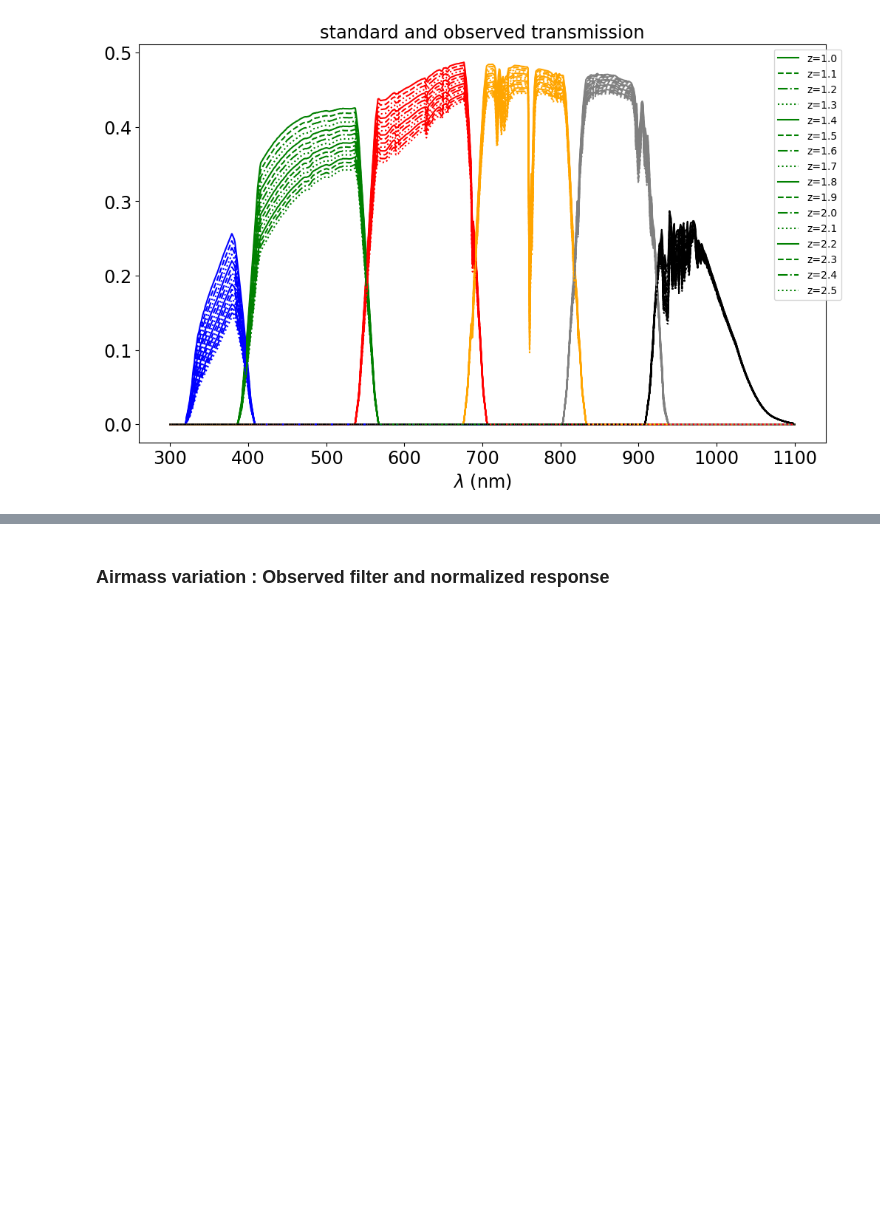
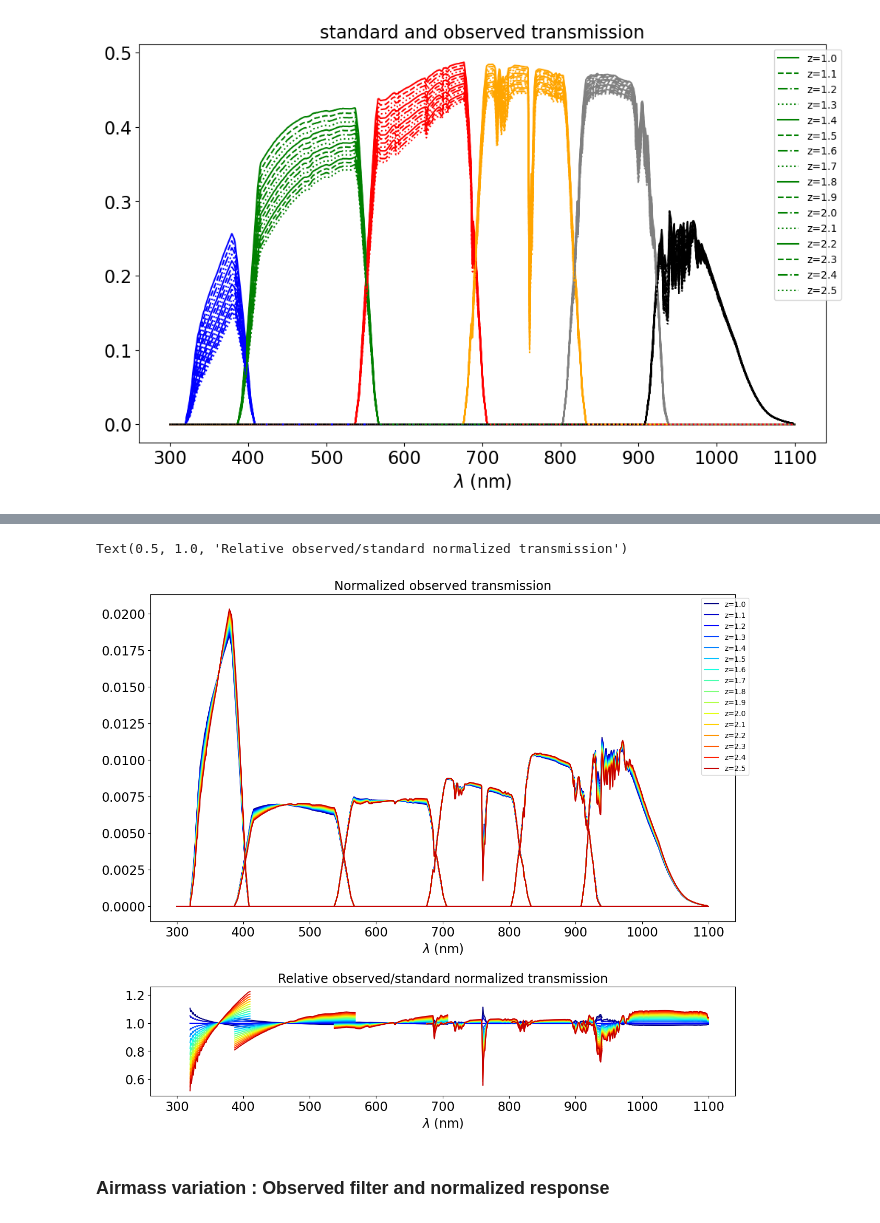
Before and after one commit to sylvielsstfr/RubinLSSTPhotometricCorrTuto, a Jupyter notebook: notebooks/02_PhotometricCorrections/02a_IntroPhotomCorrections.ipynb, the cells around one changed output, grey strips where cells are left out. Cells and saved outputs as stored; diff of their text form; code cells hidden in the pictures; blank space fills up the shorter version.

```diff
--- a/notebooks/02_PhotometricCorrections/02a_IntroPhotomCorrections.ipynb
+++ b/notebooks/02_PhotometricCorrections/02a_IntroPhotomCorrections.ipynb
@@ -392,3 +358,71 @@ axs.legend(bbox_to_anchor=(1.03, 1.0))
+# %%
+
+all_linestyles = ['-','--','-.',':','-','--','-.',':','-','--','-.',':','-','--','-.',':']
+
+# wavelength bin colors
+jet = plt.get_cmap('jet')
+cNorm = colors.Normalize(vmin=0, vmax=NOBS)
+scalarMap = cmx.ScalarMappable(norm=cNorm, cmap=jet)
+all_colors = scalarMap.to_rgba(np.arange(NOBS), alpha=1)
+
+
+
+fig = plt.figure(figsize=(14,12))
+
+gs = fig.add_gridspec(2, 1,  height_ratios=(3, 1),
+                      left=0.1, right=0.9, bottom=0.1, top=0.9,
+                      wspace=0.05, hspace=0.3)
+
+
+axs = fig.add_subplot(gs[0, 0])
+
+for idx_am,am in enumerate(all_am):
+
+    label = f"z={am:.1f}"
+
+    for ifilt,f in enumerate(filter_tagnames):
+
+        the_x=pc.WL
+        the_y=pc.coll_phiArray_nonstd[idx_am][ifilt,:]
+        the_y_std = pc.phiArray_std[ifilt:,]
+
+
+        if ifilt==1:
+            axs.plot(the_x,the_y,color=all_colors[idx_am],linestyle="-",label=label )
+        else:
+            axs.plot(the_x,the_y,color=all_colors[idx_am],linestyle="-")
+
+axs.set_xlabel("$\lambda$ (nm)")
+axs.set_title("Normalized observed transmission")
+axs.legend(bbox_to_anchor=(1.03, 1.0))
+
+main_ax =axs
+
+axs = fig.add_subplot(gs[1, 0],sharex=main_ax)
+
+for idx_am,am in enumerate(all_am):
+
+    label = f"z={am:.1f}"
+
+    for ifilt,f in enumerate(filter_tagnames):
+
+        the_x=pc.WL
+        the_y=pc.coll_phiArray_nonstd[idx_am][ifilt,:]
+        the_y_std = pc.phiArray_std[ifilt,:]
+        the_ratio = the_y/the_y_std
+
+
+        if ifilt==1:
+            axs.plot(the_x,the_ratio,color=all_colors[idx_am],linestyle="-",label=label )
+        else:
+            axs.plot(the_x,the_ratio,color=all_colors[idx_am],linestyle="-")
+
+axs.set_xlabel("$\lambda$ (nm)")
+axs.set_title("Relative observed/standard normalized transmission")
+#axs.legend(bbox_to_anchor=(1.03, 1.0))
+# %% [output]
+Text(0.5, 1.0, 'Relative observed/standard normalized transmission')
+[figure, added]
 # %% [markdown]
 ### Airmass variation : Observed filter and normalized response
 # %%
```
Also changed, not shown: parts of 6 cells of this notebook, 1 other file.
